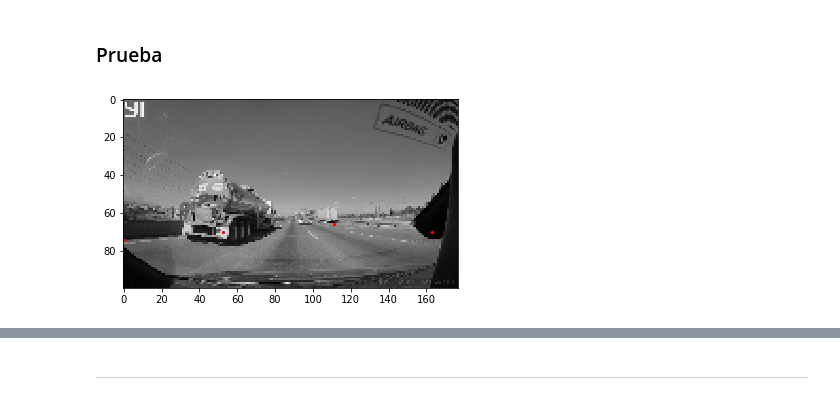
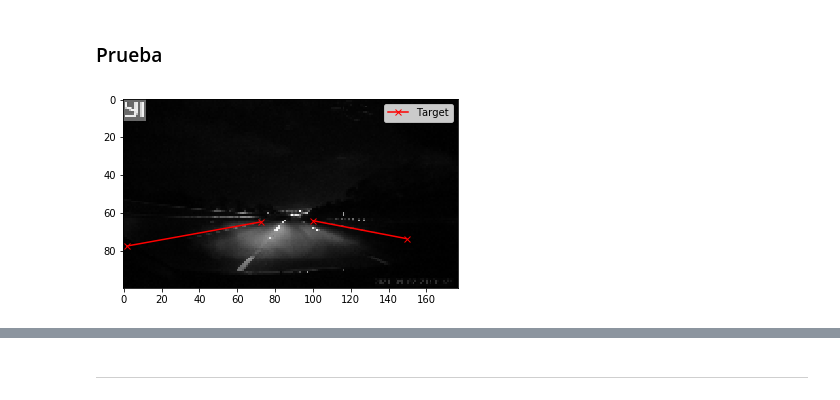
Before and after one commit to iMarioSL/Lineas-Carril, a Jupyter notebook: Main.ipynb, the cells around one changed output, grey strips where cells are left out. Cells and saved outputs as stored; diff of their text form; code cells hidden in the pictures.

```diff
--- a/Main.ipynb
+++ b/Main.ipynb
@@ -58,15 +61,16 @@ import matplotlib.pyplot as plt
 import numpy as np
 import torch
 
-def graficar_puntos(image, puntos):
+def graficar_lineas(image, puntos, color, label):
 
+    punto = np.array(puntos)
+
+    x1, y1 = [punto[0][0], punto[1][0]], [punto[0][1], punto[1][1]]
+    x2, y2 = [punto[2][0], punto[3][0]], [punto[2][1], punto[3][1]]
+
+    plt.plot(x1, y1, x2, y2, marker='x', color=color, label=label)
+    plt.legend()
     plt.imshow(np.asarray(image), cmap='gray')
-    # Excluimos los puntos que no vamos a graficar, que en este caso son (0.00, 0.00)
-    puntos = [x.tolist() for x in puntos if (x[0]!= 0.0) and (x[1]!= 0.0)]
-    puntos = np.array(puntos)
-    puntos = torch.from_numpy(puntos)
-    plt.scatter(puntos[:,0], puntos[:,1], s=20, marker='.', c='r')
-    #plt.axis('off')
 # %% [output]
 Bad key "legend.title_fontsize" on line 22 in
 C:\Users\masan\.matplotlib\stylelib\notebook.mplstyle.
@@ -78,9 +82,9 @@ or from the matplotlib source distribution
 # %%
 # Imagen aleatoria a imprimir
 i = np.random.randint(0, len(datos_transformados_training))
 
 img = datos_transformados_training[i]['image']
 puntos = datos_transformados_training[i]['puntos']
-graficar_puntos(img[0], puntos)
+graficar_lineas(img[0], puntos, color='red', label='Target')
 # %% [output]
-[figure, old version]
+[figure, new version]
```
Also changed, not shown: parts of 37 cells of this notebook.
